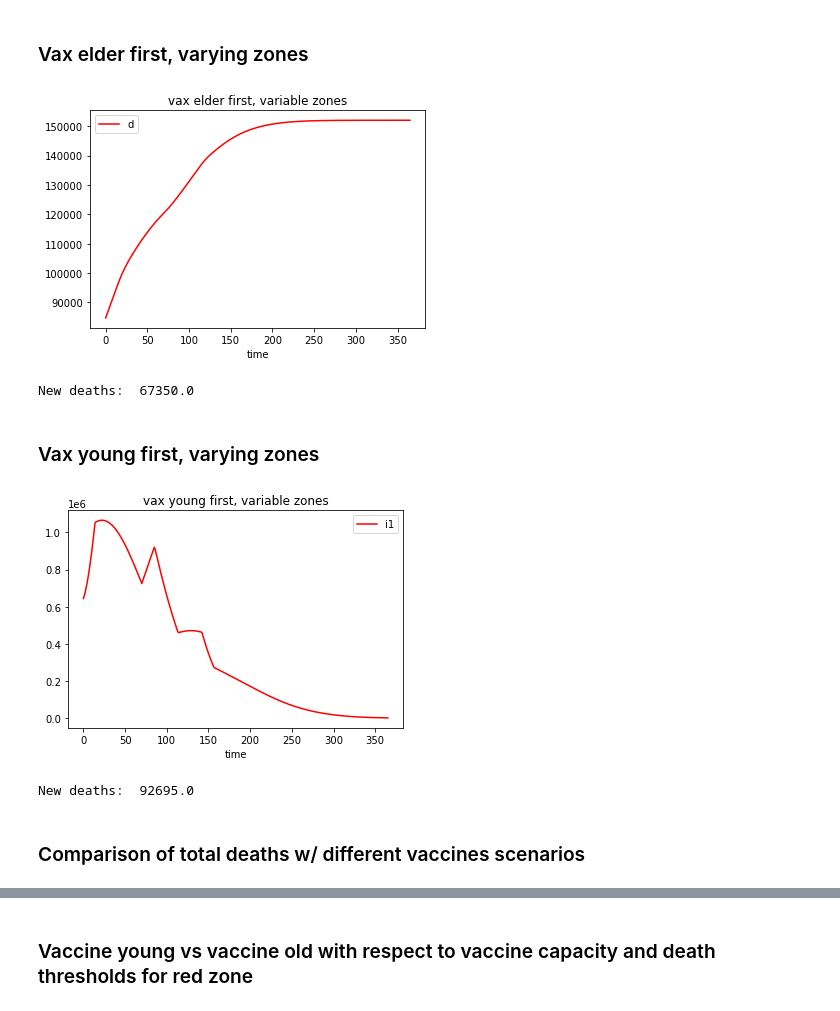
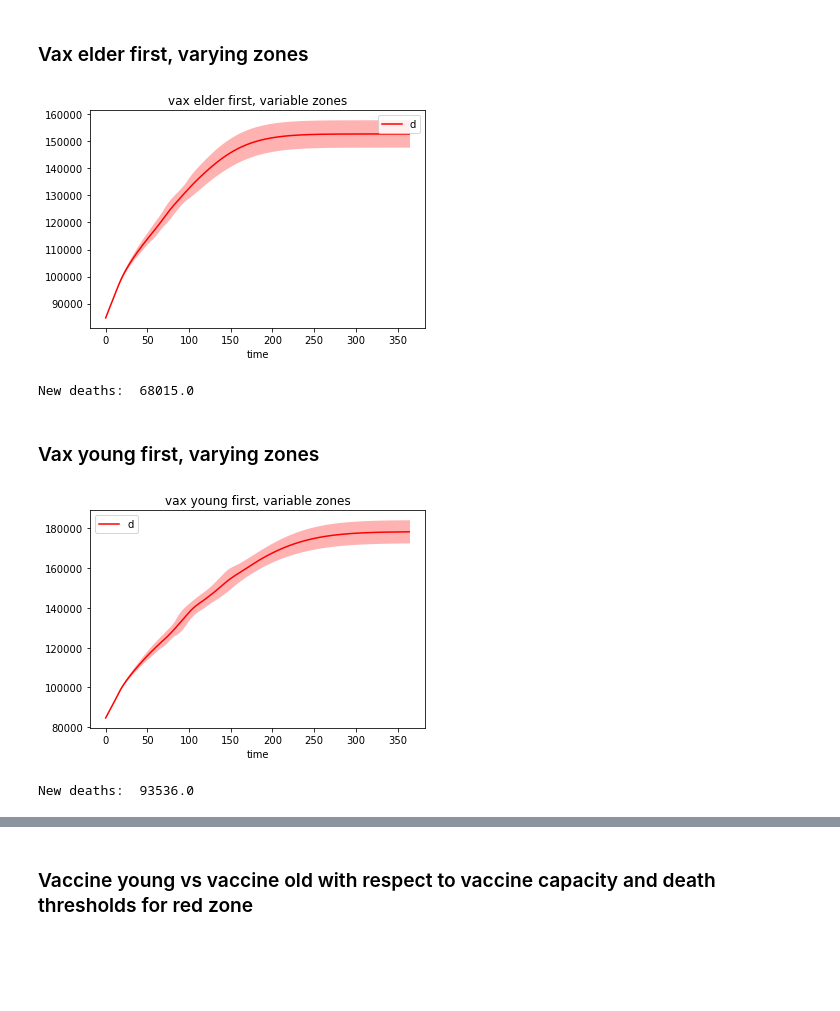
Before and after one commit to earendil94/vaccine-simul, a Jupyter notebook: notebook/Exam.ipynb, the cells around one changed output, grey strips where cells are left out. Drawn from its saved outputs; the diff is of its cells as text; code cells hidden in the pictures; blank space fills up the shorter version.

Commit message:
+ Parameter variation plots

```diff
--- a/notebook/Exam.ipynb
+++ b/notebook/Exam.ipynb
@@ -74,10 +75,11 @@ R0 = 3.60
 R0_95cl = np.array([3.49, 3.84])
 
 av_contacts = 19.77 #Based on the social study, averagin over a sample of italian population
-alpha = rho_1 * R0 / av_contacts
+alpha_av = rho_1 * R0 / av_contacts
 alpha_95cl = rho_1/av_contacts * R0_95cl
 alpha_bot = alpha_95cl[0]
 alpha_top = alpha_95cl[1]
+alpha_sigma = (alpha_av - alpha_bot )/ 2
 delta = f * rho_1 #Death rates: how do we model them? Idea, for each class we have and IFR.
 #This can be seen as infected_that_die/(infected_that_die + inf_that_recover). Hence, in order
 #to have a race condition between recovery and death we need the ratio of the two rates to be the
@@ -357,19 +391,23 @@ def aggregate_sirri(sol, categories):
     return {"s":s, "i1":i1, "r1":r1, "r2":r2, "i2": i2, "d": d}
 
 
-def plot_sirri_aggr(sol, categories, title, var_to_plot=["s","i1","r1","r2","d"]):
+def plot_sirri_aggr(sol, st_dev, categories, title, var_to_plot=["s","i1","r1","r2","d"]):
 
+    days = sol.shape[0]
     fig = plt.figure()
     ax = fig.add_subplot(111)
     ax.set_prop_cycle(plt.cycler('color', ['r', 'g', 'b', 'c', 'm', 'y', 'k']))
     handles = []
     labels = []
     var_dict = aggregate_sirri(sol, categories)
-
+    sigma_dict = aggregate_sirri(st_dev, categories)
+    t = np.linspace(0,days,days)
 
     for key in var_to_plot:
         var = var_dict[key]
-        h, = ax.plot(t, var)
+        sigma = sigma_dict[key]
+        h, = ax.plot(var)
+        ax.fill_between(t, var - 2*sigma, var + 2*sigma, alpha=0.3)
         handles.append(h)
         labels.append(key)
 
@@ -378,7 +416,10 @@ def plot_sirri_aggr(sol, categories, title, var_to_plot=["s","i1","r1","r2","d"]
     plt.xlabel("time")
     plt.show()
 
-    return var_dict
+    return var_dict, sigma_dict
+
+def pack_aggr_data(var_dict, sigma_dict, label):
+    return [var_dict, sigma_dict, label]
 # %%
 def reset_global():
     global curr_K
@@ -394,26 +438,21 @@ def reset_global():
 # %%
-t = np.linspace(0,365,365+1)
-sol = odeint(sirri,pack_sirri(S0,I10,R10,R20,I20,D0),t,(vax_old_first, variable_zones))
-reset_global()
-agg_vars_elders = plot_sirri_aggr(sol, bins, "vax elder first, variable zones", ["d"])
-
-total_deaths = np.floor(max(agg_vars_elders["d"]))
+agg_elders, agg_elders_sigma = plot_sirri_aggr(sol, sol_sigma, bins, "vax elder first, variable zones", ["d"])
+elders_pack = pack_aggr_data(agg_elders, agg_elders_sigma, 'Vax elders first')
+total_deaths = np.floor(max(agg_elders["d"]))
 print("New deaths: ", total_deaths - np.sum(D0))
 # %% [output]
-[figure, old version]
+[figure, new version]
-New deaths:  67350.0
+New deaths:  68015.0
 # %% [markdown]
 ### Vax young first, varying zones
+# %%
+days = 365
+sol,sol_sigma = simul_sirri(50, days, vax_policy=vax_young_first, K_t=variable_zones)
 # %%
-days = 365
-t = np.linspace(0,days,days+1)
-sol = odeint(sirri,pack_sirri(S0,I10,R10,R20,I20,D0),t,(vax_young_first, variable_zones))
-reset_global()
-agg_vars_young = plot_sirri_aggr(sol,bins, "vax young first, variable zones", ["i1"])
-total_deaths = np.floor(max(agg_vars_young["d"]))
+agg_young, agg_young_sigma = plot_sirri_aggr(sol, sol_sigma, bins, "vax young first, variable zones", ["d"])
+young_pack = pack_aggr_data(agg_young, agg_young_sigma, 'Vax young first')
+total_deaths = np.floor(max(agg_young["d"]))
 print("New deaths: ", total_deaths - np.sum(D0))
 # %% [output]
-[figure, old version]
+[figure, new version]
-New deaths:  92695.0
+New deaths:  93536.0
-# %% [markdown]
-### Comparison of total deaths w/ different vaccines scenarios
```
Also changed, not shown: parts of 21 cells of this notebook.
